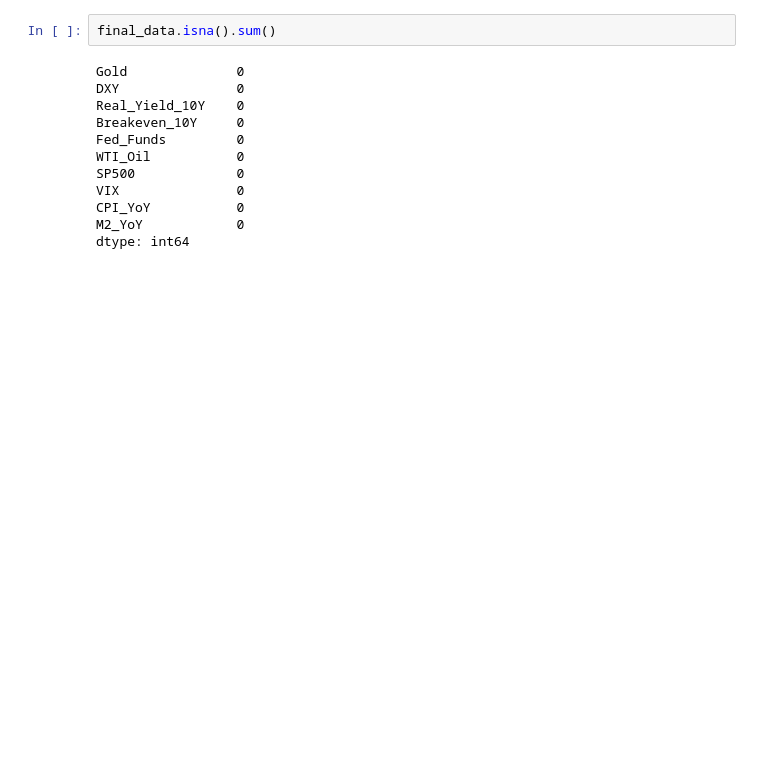
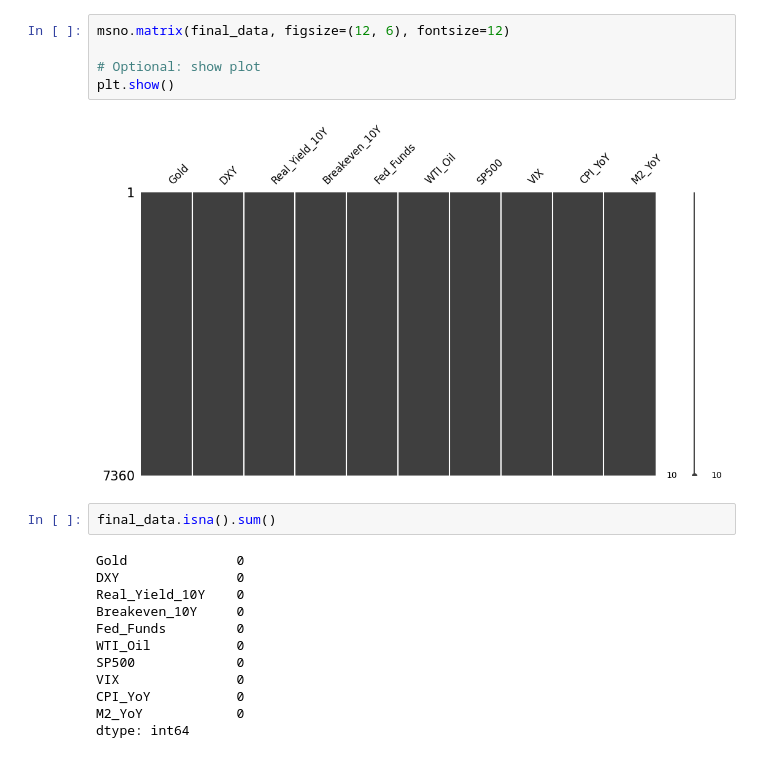
Before and after one commit to sarathisisme/gold_price_prediction, a Jupyter notebook: data_mining.ipynb, the cells around one changed output. Drawn from its saved outputs; the diff is of its cells as text; blank space fills up the shorter version.

```diff
--- a/data_mining.ipynb
+++ b/data_mining.ipynb
@@ -115,3 +113,10 @@ final_data.head()
+# %%
+msno.matrix(final_data, figsize=(12, 6), fontsize=12)
+
+# Optional: show plot
+plt.show()
+# %% [output]
+[figure, added]
 # %%
 final_data.isna().sum()
 # %% [output]
```
Also changed, not shown: parts of 11 cells of this notebook.
